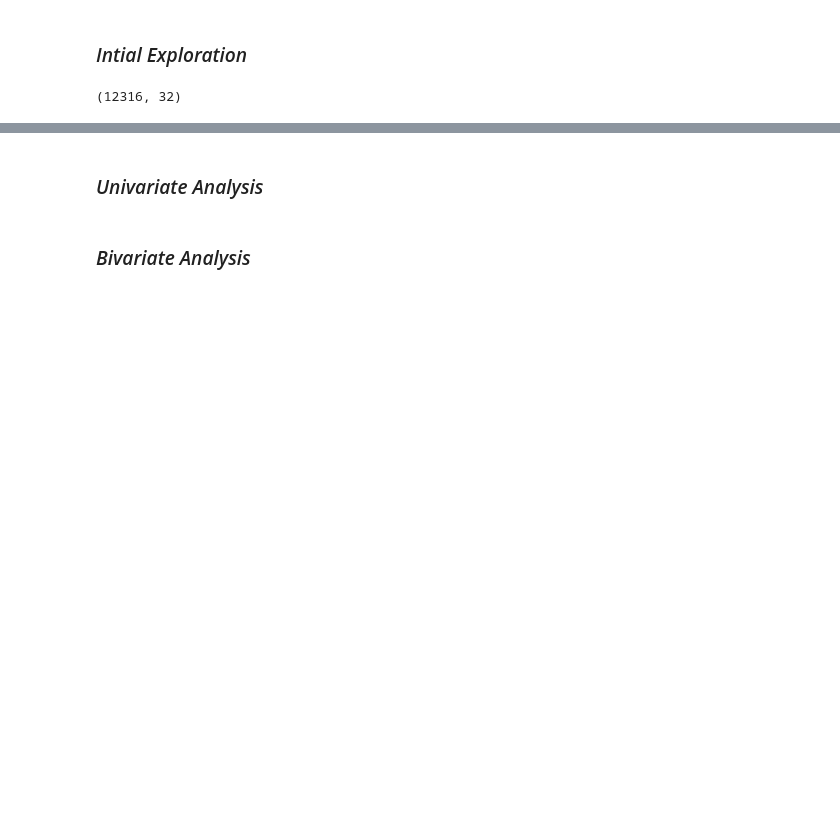
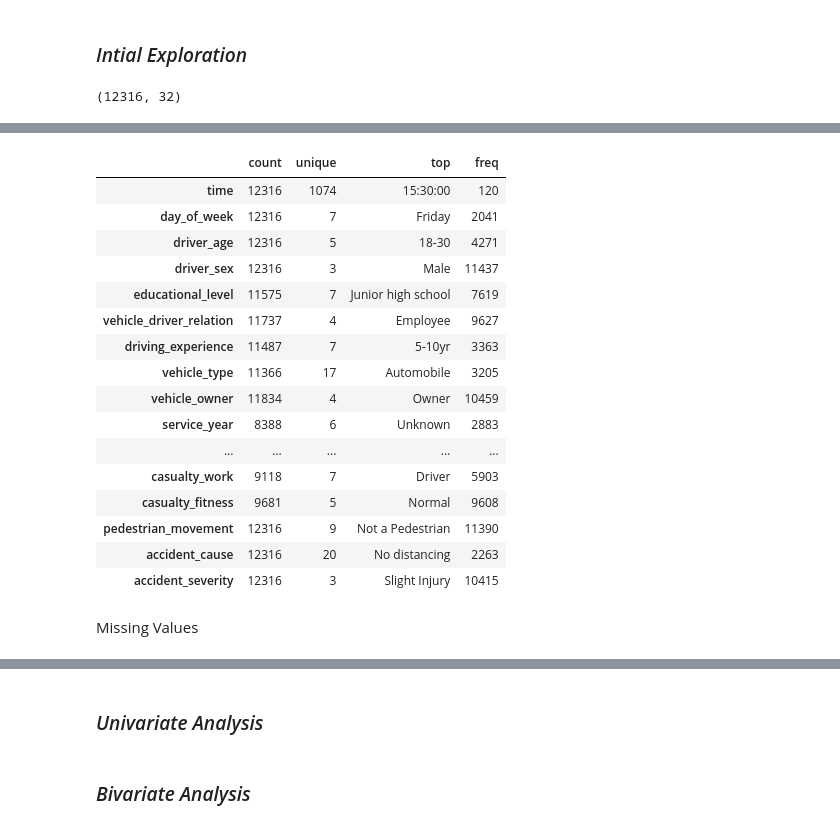
Before and after one commit to Teshager21/accident-analysis-addis_ababa, a Jupyter notebook: accident-analysis-addis_ababa.ipynb, the cells around one changed output, grey strips where cells are left out. Cells and saved outputs as stored; diff of their text form; code cells hidden in the pictures; blank space fills up the shorter version.

```diff
--- a/accident-analysis-addis_ababa.ipynb
+++ b/accident-analysis-addis_ababa.ipynb
@@ -35,0 +51,37 @@ df.shape
+# %%
+col_map={
+    'Time': 'time',
+    'Day_of_week': 'day_of_week',
+    'Age_band_of_driver': 'driver_age',
+    'Sex_of_driver': 'driver_sex',
+    'Educational_level': 'educational_level',
+    'Vehicle_driver_relation': 'vehicle_driver_relation',
+    'Driving_experience': 'driving_experience',
+    'Type_of_vehicle': 'vehicle_type',
+    'Owner_of_vehicle': 'vehicle_owner',
+    'Service_year_of_vehicle': 'service_year',
+    'Defect_of_vehicle': 'vehicle_defect',
+    'Area_accident_occured': 'accident_area',
+    'Lanes_or_Medians': 'lanes',
+    'Road_allignment': 'road_allignment',
+    'Types_of_Junction': 'junction_type',
+    'Road_surface_type': 'surface_type',
+    'Road_surface_conditions': 'road_surface_conditions',
+    'Light_conditions': 'light_condition',
+    'Weather_conditions': 'weather_condition',
+    'Type_of_collision': 'collision_type',
+    'Number_of_vehicles_involved': 'vehicles_involved',
+    'Number_of_casualties': 'casualties',
+    'Vehicle_movement': 'vehicle_movement',
+    'Casualty_class': 'casualty_class',
+    'Sex_of_casualty': 'casualty_sex' ,
+    'Age_band_of_casualty': 'casualty_age',
+    'Casualty_severity': 'casualty_severity',
+    'Work_of_casuality': 'casualty_work',
+    'Fitness_of_casuality': 'casualty_fitness',
+    'Pedestrian_movement': 'pedestrian_movement',
+    'Cause_of_accident': 'accident_cause',
+    'Accident_severity': 'accident_severity'
+}
+# %%
+df.rename(columns=col_map,inplace=True)
@@ -35,0 +108,22 @@ df.shape
+# %%
+df.describe(include=['O']).T
+# %% [output]
+|  | count | unique | top | freq |
+| time | 12316 | 1074 | 15:30:00 | 120 |
+| day_of_week | 12316 | 7 | Friday | 2041 |
+| driver_age | 12316 | 5 | 18-30 | 4271 |
+| driver_sex | 12316 | 3 | Male | 11437 |
+| educational_level | 11575 | 7 | Junior high school | 7619 |
+| vehicle_driver_relation | 11737 | 4 | Employee | 9627 |
+| driving_experience | 11487 | 7 | 5-10yr | 3363 |
+| vehicle_type | 11366 | 17 | Automobile | 3205 |
+| vehicle_owner | 11834 | 4 | Owner | 10459 |
+| service_year | 8388 | 6 | Unknown | 2883 |
+| ... | ... | ... | ... | ... |
+| casualty_work | 9118 | 7 | Driver | 5903 |
+| casualty_fitness | 9681 | 5 | Normal | 9608 |
+| pedestrian_movement | 12316 | 9 | Not a Pedestrian | 11390 |
+| accident_cause | 12316 | 20 | No distancing | 2263 |
+| accident_severity | 12316 | 3 | Slight Injury | 10415 |
+# %% [markdown]
+Missing Values
```
Also changed, not shown: parts of 9 cells of this notebook.
